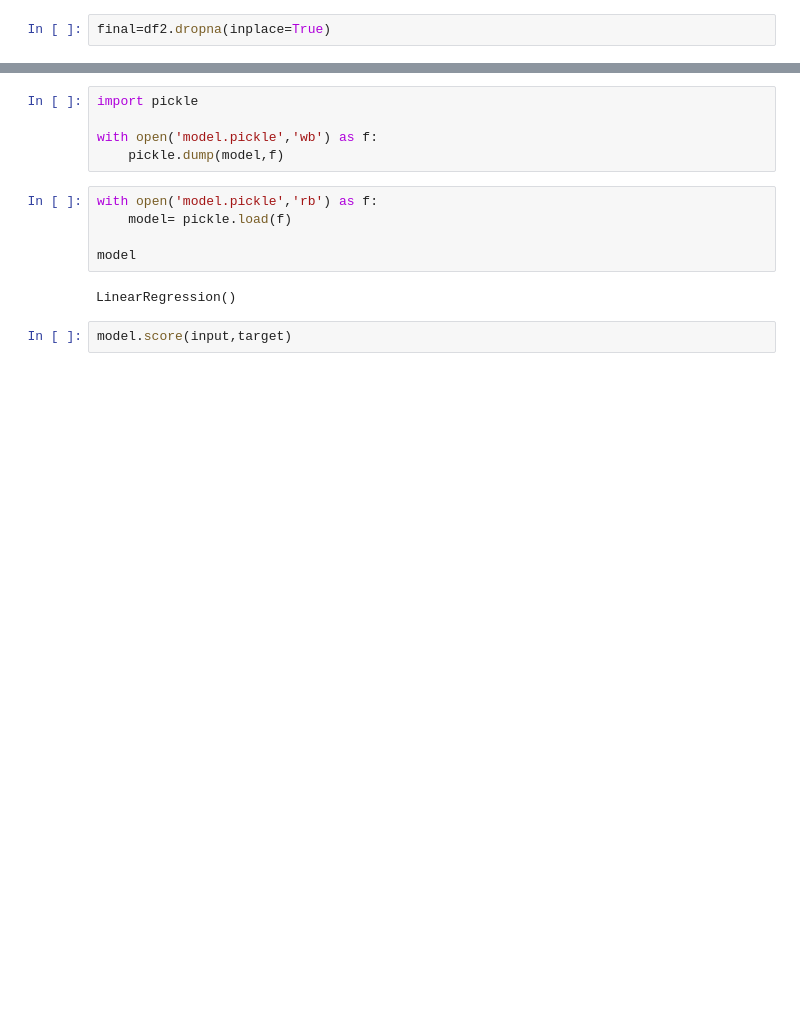
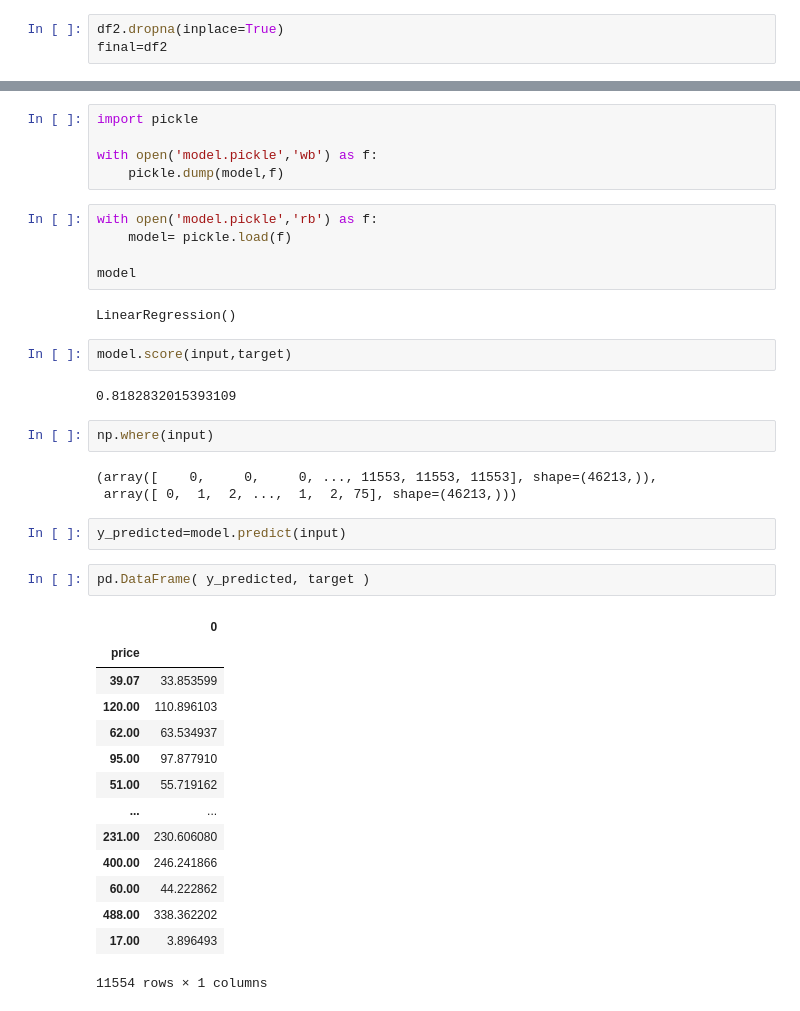
Before and after one commit to ADITYAGUPTAx/AI-ML-Notebook-From-Scratch, a Jupyter notebook: Housing_Price_Predictor/Model.ipynb, the cells around one changed output, grey strips where cells are left out. Drawn from its saved outputs; the diff is of its cells as text; blank space fills up the shorter version.

```diff
--- a/Housing_Price_Predictor/Model.ipynb
+++ b/Housing_Price_Predictor/Model.ipynb
@@ -55,7 +55,8 @@ bath          73
 price          0
 dtype: int64
 # %%
-final=df2.dropna(inplace=True)
+df2.dropna(inplace=True)
+final=df2
 # %%
 final=df2
 # %%
@@ -481,3 +482,29 @@ model
 LinearRegression()
 # %%
 model.score(input,target)
+# %% [output]
+0.8182832015393109
+# %%
+np.where(input)
+# %% [output]
+(array([    0,     0,     0, ..., 11553, 11553, 11553], shape=(46213,)),
+ array([ 0,  1,  2, ...,  1,  2, 75], shape=(46213,)))
+# %%
+y_predicted=model.predict(input)
+# %%
+pd.DataFrame( y_predicted, target )
+# %% [output]
+|  | 0 |
+| price |  |
+| 39.07 | 33.853599 |
+| 120.00 | 110.896103 |
+| 62.00 | 63.534937 |
+| 95.00 | 97.877910 |
+| 51.00 | 55.719162 |
+| ... | ... |
+| 231.00 | 230.606080 |
+| 400.00 | 246.241866 |
+| 60.00 | 44.222862 |
+| 488.00 | 338.362202 |
+| 17.00 | 3.896493 |
+11554 rows × 1 columns
```
Also changed, not shown: parts of 14 cells of this notebook, 1 other file.
